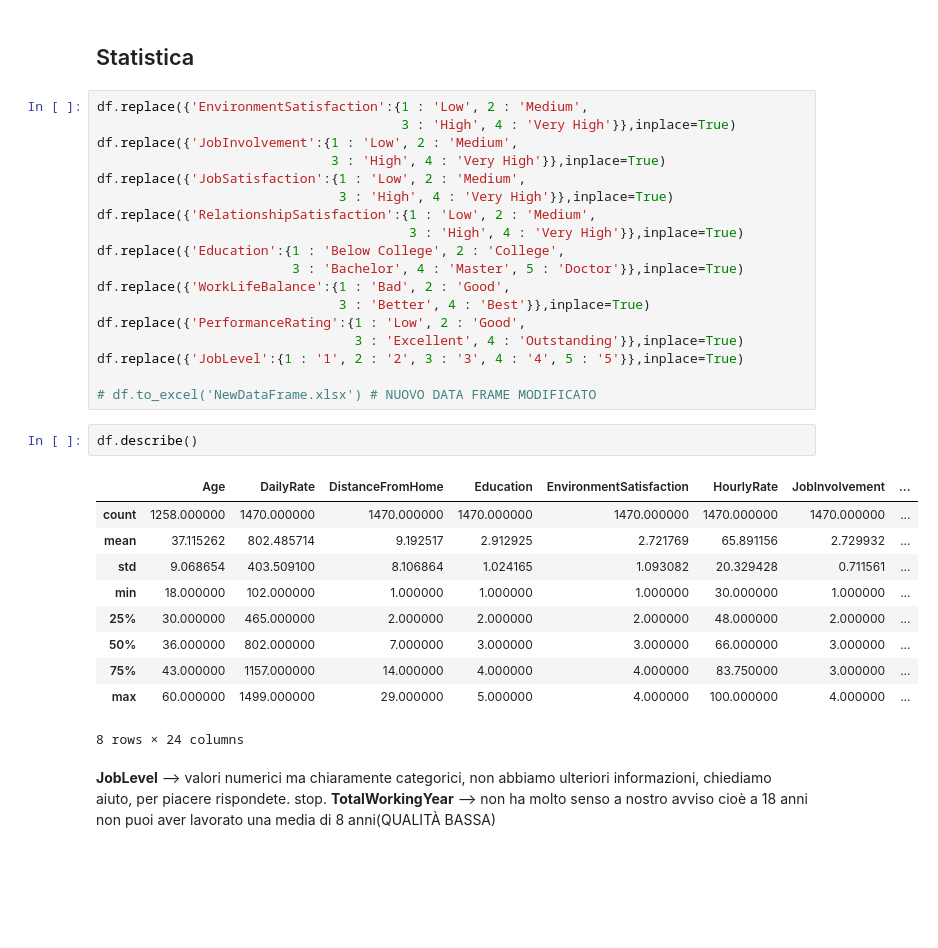
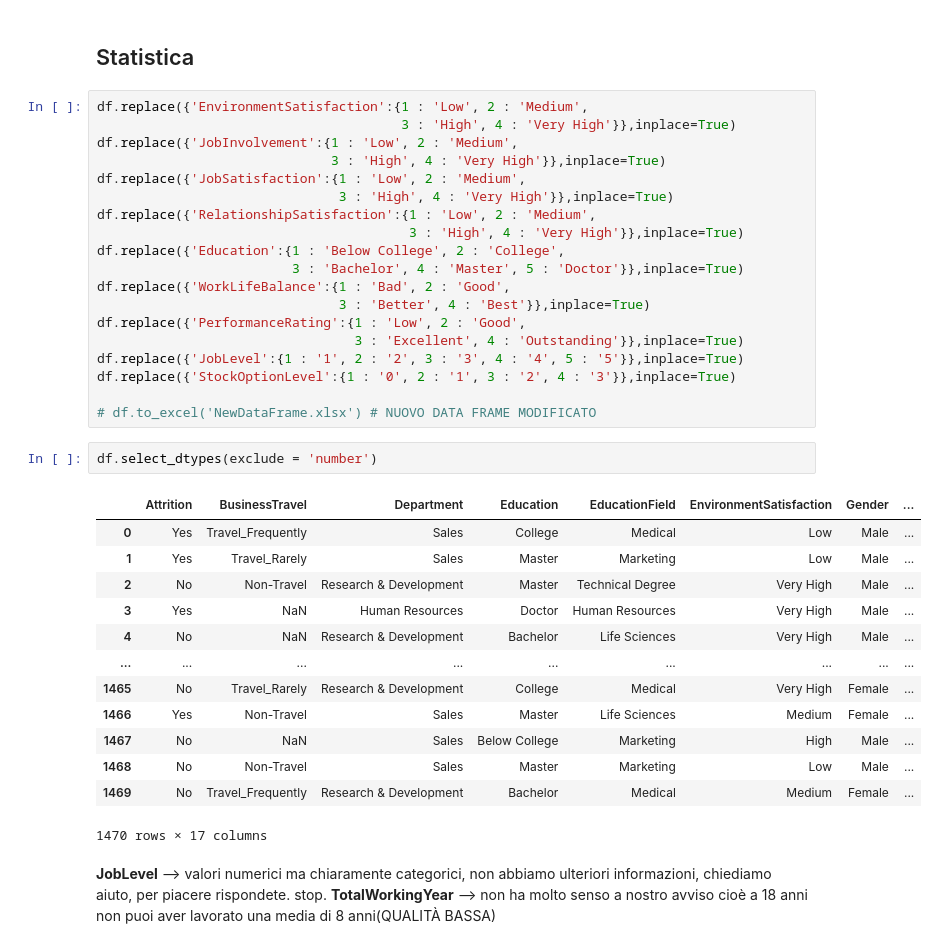
Before and after one commit to DanieleMDiNosse/DataMiningProject, a Jupyter notebook: Codici/DMProject.ipynb, the cells around one changed output. Drawn from its saved outputs; the diff is of its cells as text; blank space fills up the shorter version.

```diff
--- a/Codici/DMProject.ipynb
+++ b/Codici/DMProject.ipynb
@@ -112,21 +112,25 @@ df.replace({'WorkLifeBalance':{1 : 'Bad', 2 : 'Good',
 df.replace({'PerformanceRating':{1 : 'Low', 2 : 'Good',
                                  3 : 'Excellent', 4 : 'Outstanding'}},inplace=True)
 df.replace({'JobLevel':{1 : '1', 2 : '2', 3 : '3', 4 : '4', 5 : '5'}},inplace=True)
+df.replace({'StockOptionLevel':{1 : '0', 2 : '1', 3 : '2', 4 : '3'}},inplace=True)
 
 # df.to_excel('NewDataFrame.xlsx') # NUOVO DATA FRAME MODIFICATO
-# %%
-df.describe()
-# %% [output]
-|  | Age | DailyRate | DistanceFromHome | Education | EnvironmentSatisfaction | HourlyRate | JobInvolvement | ... |
-| count | 1258.000000 | 1470.000000 | 1470.000000 | 1470.000000 | 1470.000000 | 1470.000000 | 1470.000000 | ... |
-| mean | 37.115262 | 802.485714 | 9.192517 | 2.912925 | 2.721769 | 65.891156 | 2.729932 | ... |
-| std | 9.068654 | 403.509100 | 8.106864 | 1.024165 | 1.093082 | 20.329428 | 0.711561 | ... |
-| min | 18.000000 | 102.000000 | 1.000000 | 1.000000 | 1.000000 | 30.000000 | 1.000000 | ... |
-| 25% | 30.000000 | 465.000000 | 2.000000 | 2.000000 | 2.000000 | 48.000000 | 2.000000 | ... |
-| 50% | 36.000000 | 802.000000 | 7.000000 | 3.000000 | 3.000000 | 66.000000 | 3.000000 | ... |
-| 75% | 43.000000 | 1157.000000 | 14.000000 | 4.000000 | 4.000000 | 83.750000 | 3.000000 | ... |
-| max | 60.000000 | 1499.000000 | 29.000000 | 5.000000 | 4.000000 | 100.000000 | 4.000000 | ... |
-8 rows × 24 columns
+# %%
+df.select_dtypes(exclude = 'number')
+# %% [output]
+|  | Attrition | BusinessTravel | Department | Education | EducationField | EnvironmentSatisfaction | Gender | ... |
+| 0 | Yes | Travel_Frequently | Sales | College | Medical | Low | Male | ... |
+| 1 | Yes | Travel_Rarely | Sales | Master | Marketing | Low | Male | ... |
+| 2 | No | Non-Travel | Research & Development | Master | Technical Degree | Very High | Male | ... |
+| 3 | Yes | NaN | Human Resources | Doctor | Human Resources | Very High | Male | ... |
+| 4 | No | NaN | Research & Development | Bachelor | Life Sciences | Very High | Male | ... |
+| ... | ... | ... | ... | ... | ... | ... | ... | ... |
+| 1465 | No | Travel_Rarely | Research & Development | College | Medical | Very High | Female | ... |
+| 1466 | Yes | Non-Travel | Sales | Master | Life Sciences | Medium | Female | ... |
+| 1467 | No | NaN | Sales | Below College | Marketing | High | Male | ... |
+| 1468 | No | Non-Travel | Sales | Master | Marketing | Low | Male | ... |
+| 1469 | No | Travel_Frequently | Research & Development | Bachelor | Medical | Medium | Female | ... |
+1470 rows × 17 columns
 # %% [markdown]
 **JobLevel** --> valori numerici ma chiaramente categorici,
 non abbiamo ulteriori informazioni, chiediamo aiuto, per piacere rispondete. stop.
```
Also changed, not shown: parts of 6 cells of this notebook, 9 other files.
